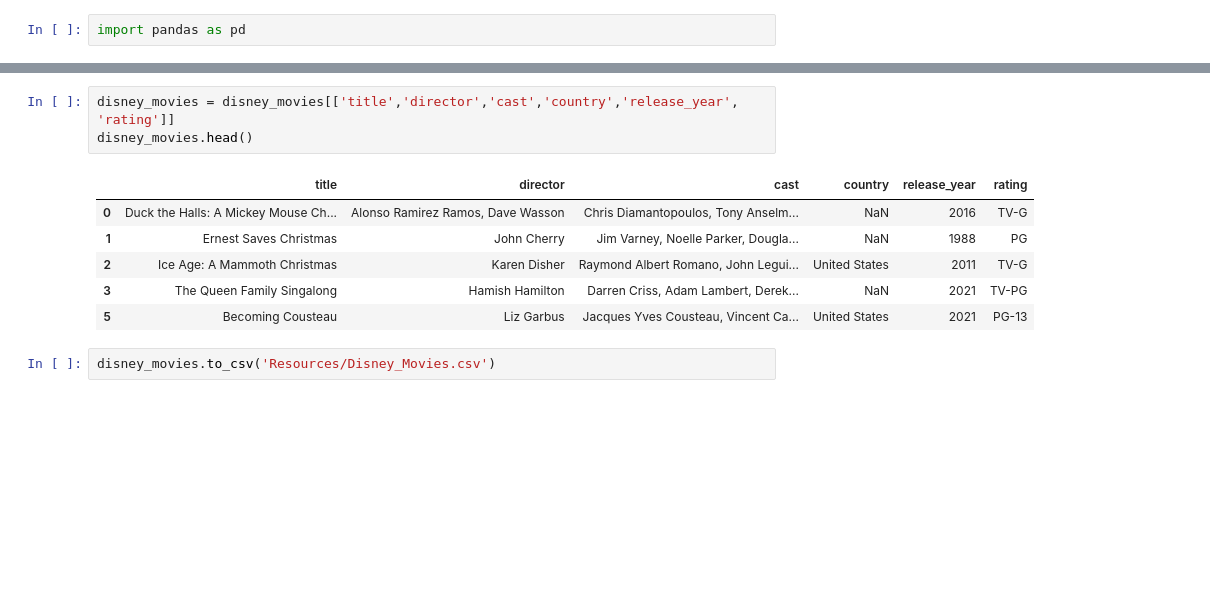
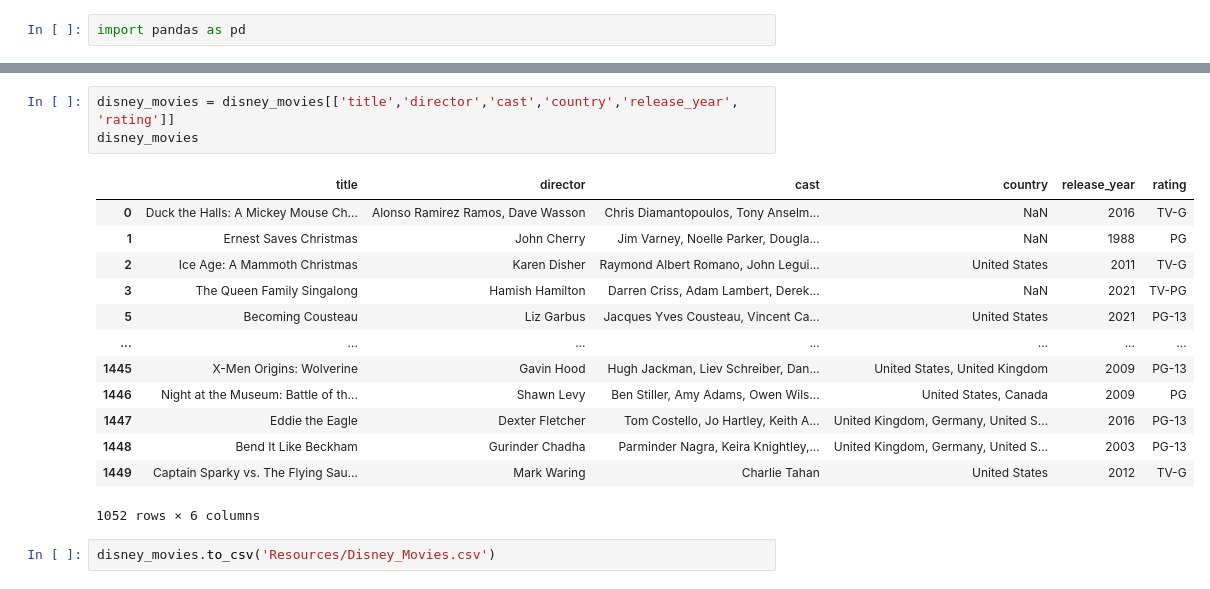
Before and after one commit to aaalicejohnson/Project-2, a Jupyter notebook: Disney Movies.ipynb, the cells around one changed output, grey strips where cells are left out. Drawn from its saved outputs; the diff is of its cells as text; blank space fills up the shorter version.

```diff
--- a/Disney Movies.ipynb
+++ b/Disney Movies.ipynb
@@ -23,13 +23,20 @@ disney_movies.head()
 | 5 | s6 | Movie | Becoming Cousteau | Liz Garbus | Jacques Yves Cousteau, Vincent Ca... | United States | November 24, 2021 | 2021 | PG-13 | 94 min | ... |
 # %%
 disney_movies = disney_movies[['title','director','cast','country','release_year', 'rating']]
-disney_movies.head()
+disney_movies
 # %% [output]
 |  | title | director | cast | country | release_year | rating |
 | 0 | Duck the Halls: A Mickey Mouse Ch... | Alonso Ramirez Ramos, Dave Wasson | Chris Diamantopoulos, Tony Anselm... | NaN | 2016 | TV-G |
 | 1 | Ernest Saves Christmas | John Cherry | Jim Varney, Noelle Parker, Dougla... | NaN | 1988 | PG |
 | 2 | Ice Age: A Mammoth Christmas | Karen Disher | Raymond Albert Romano, John Legui... | United States | 2011 | TV-G |
 | 3 | The Queen Family Singalong | Hamish Hamilton | Darren Criss, Adam Lambert, Derek... | NaN | 2021 | TV-PG |
 | 5 | Becoming Cousteau | Liz Garbus | Jacques Yves Cousteau, Vincent Ca... | United States | 2021 | PG-13 |
+| ... | ... | ... | ... | ... | ... | ... |
+| 1445 | X-Men Origins: Wolverine | Gavin Hood | Hugh Jackman, Liev Schreiber, Dan... | United States, United Kingdom | 2009 | PG-13 |
+| 1446 | Night at the Museum: Battle of th... | Shawn Levy | Ben Stiller, Amy Adams, Owen Wils... | United States, Canada | 2009 | PG |
+| 1447 | Eddie the Eagle | Dexter Fletcher | Tom Costello, Jo Hartley, Keith A... | United Kingdom, Germany, United S... | 2016 | PG-13 |
+| 1448 | Bend It Like Beckham | Gurinder Chadha | Parminder Nagra, Keira Knightley,... | United Kingdom, Germany, United S... | 2003 | PG-13 |
+| 1449 | Captain Sparky vs. The Flying Sau... | Mark Waring | Charlie Tahan | United States | 2012 | TV-G |
+1052 rows × 6 columns
 # %%
 disney_movies.to_csv('Resources/Disney_Movies.csv')
```
Also changed, not shown: 2 other files.
